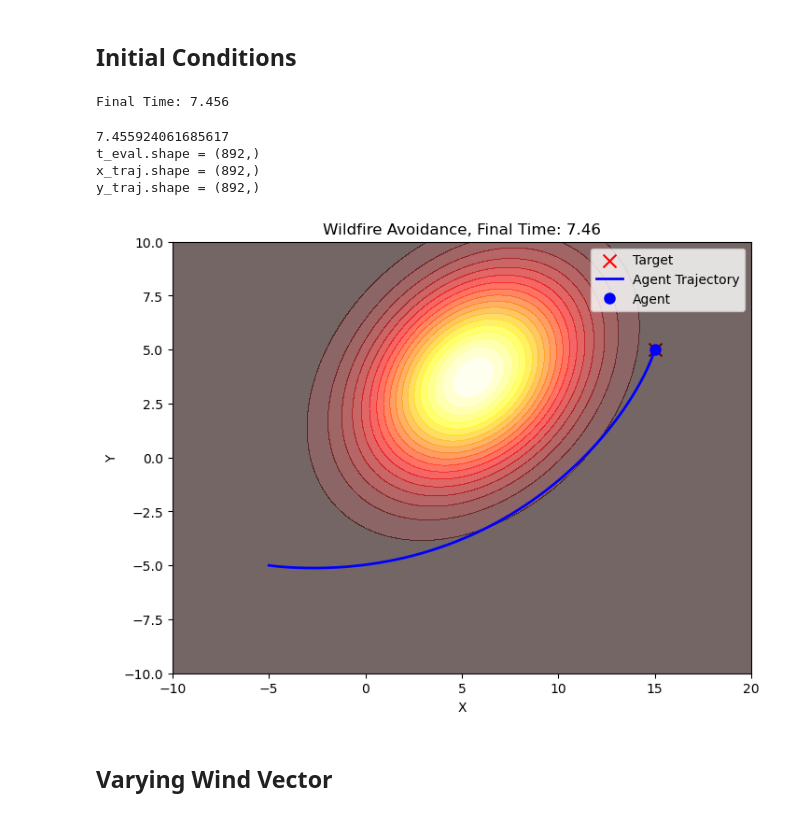
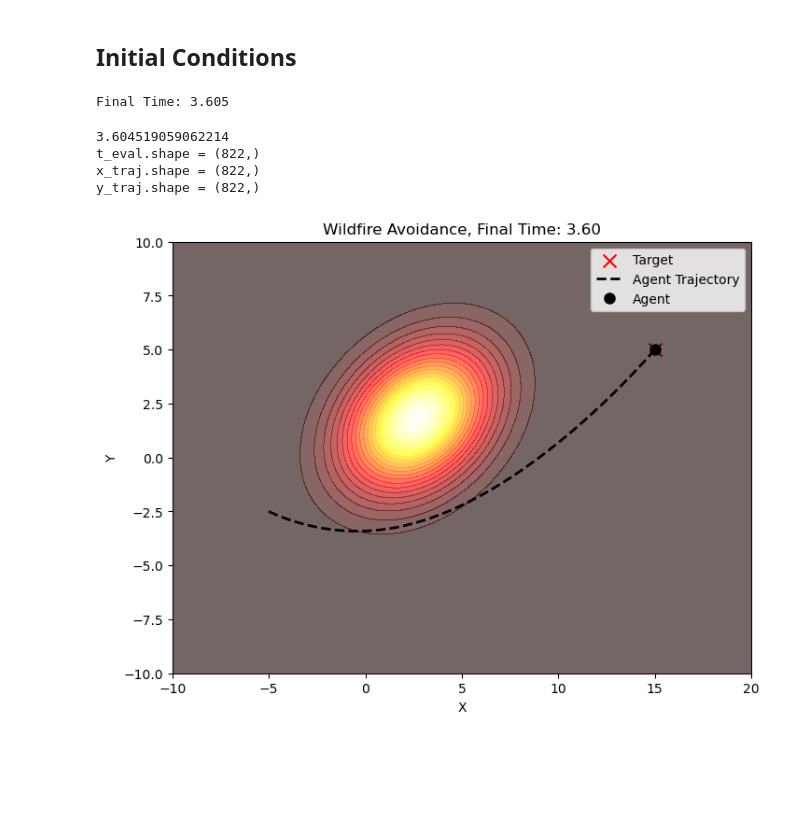
Before and after one commit to mwshumway/Wildfires, a Jupyter notebook: one_fire_const_wind_avoid.ipynb, the cells around one changed output. Saved outputs shown, nothing was run; the diff lists cells and outputs as text; code cells hidden in the pictures; blank space fills up the shorter version.

```diff
--- a/one_fire_const_wind_avoid.ipynb
+++ b/one_fire_const_wind_avoid.ipynb
@@ -144,14 +145,14 @@ w1, w2 = 0.75, 0.5
 sigma_0 = 0.1
 k = 2
 c = 1
-control_penalty = 10
-time_penalty = 10
+control_penalty = 1
+time_penalty = 50
 
 u_norm = np.sqrt(w1**2 + w2**2)
 u_x = w1 / u_norm
 u_y = w2 / u_norm
 
-s0 = np.array([-5, -5, 0, 0])
+s0 = np.array([-5, -2.5, 0, 0])
 
 def fire_ode(t, z, p):
     x, y, vx, vy, p1, p2, p3, p4 = z
@@ -205,7 +206,7 @@ if not sol.success:
 tf = sol.p[0]
 print("Final Time:", round(tf, 3))
 # %% [output]
-Final Time: 7.456
+Final Time: 3.605
 # %%
 # Define the grid for plotting
 x, y = np.linspace(-10, 20, 100), np.linspace(-10, 10, 100)
@@ -234,8 +235,8 @@ ax.scatter(target[0], target[1], marker='x', color='red', s=100, label='Target')
 
 # Initialize dynamic elements
 contour = None
-traj_line, = ax.plot([], [], 'b-', lw=2, label='Agent Trajectory')
-current_pos, = ax.plot([], [], 'bo', markersize=8, label='Agent')
+traj_line, = ax.plot([], [], 'k--', lw=2, label='Agent Trajectory')
+current_pos, = ax.plot([], [], 'ko', markersize=8, label='Agent')
 ax.legend()
 
 def update(t_anim):
@@ -267,37 +268,35 @@ def update(t_anim):
     inv_11 = cov_22 / det
     inv_12 = -cov_12 / det
     inv_22 = cov_11 / det
     dx = X - mean_x
     dy = Y - mean_y
     exponent = -0.5 * (inv_11 * dx**2 + 2 * inv_12 * dx * dy + inv_22 * dy**2)
     Z = np.exp(exponent) / (2 * np.pi * np.sqrt(det))
 
     # Plot fire density
     contour = ax.contourf(X, Y, Z, levels=20, cmap='hot', alpha=0.6)
 
     # Update trajectory
     mask = t_eval <= t_anim
     traj_line.set_data(x_traj[mask], y_traj[mask])
     if mask.any():
         current_pos.set_data([x_traj[mask][-1]], [y_traj[mask][-1]])
 
     # Don't return anything for blitting, just rely on full redraw
     return []
 
 # Animate without blitting (works reliably with contourf)
 t_values = np.linspace(0, tf, 50)
 ani = animation.FuncAnimation(
     fig, update, frames=t_values,
     blit=False, interval=50, repeat=True
 )
 
 ani.save('fire_spread_with_trajectory.mp4', writer='ffmpeg', fps=15)
 plt.show()
 # %% [output]
-7.455924061685617
-t_eval.shape = (892,)
-x_traj.shape = (892,)
-y_traj.shape = (892,)
+3.604519059062214
+t_eval.shape = (822,)
+x_traj.shape = (822,)
+y_traj.shape = (822,)
-[figure, old version]
+[figure, new version]
-# %% [markdown]
-## Varying Wind Vector
```
Also changed, not shown: parts of 2 cells of this notebook, 11 other files.
